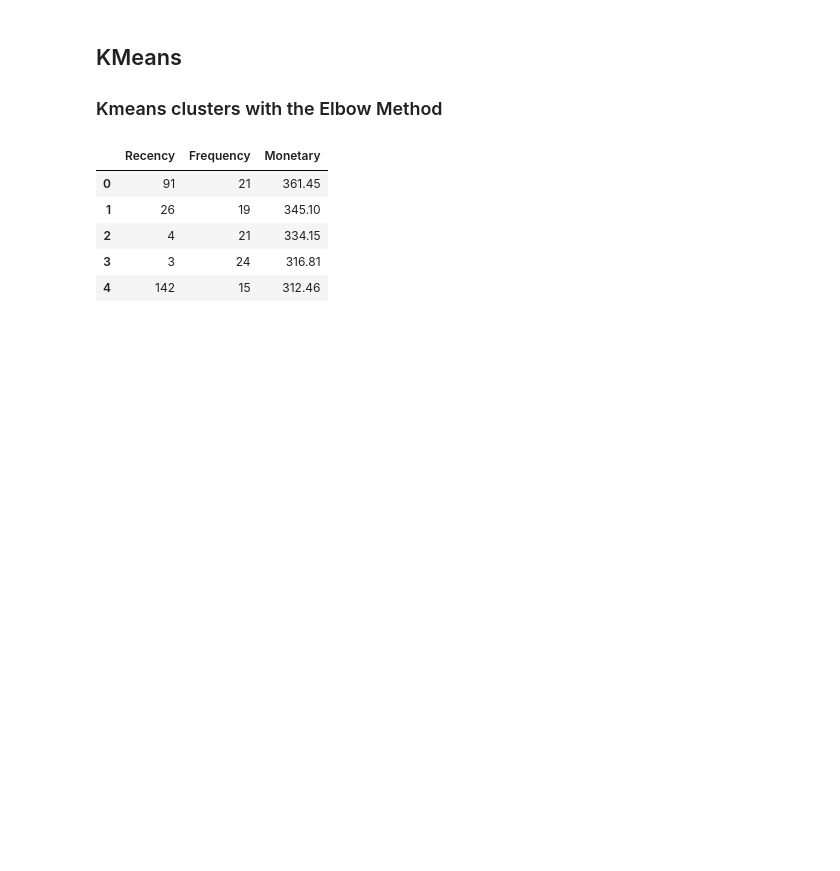
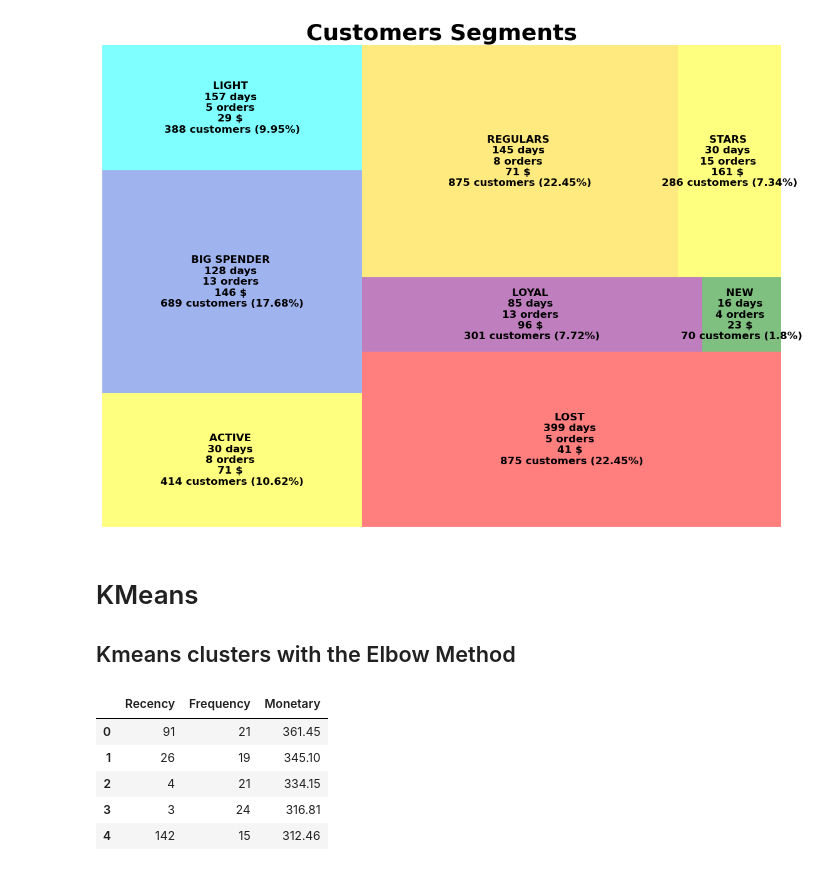
Before and after one commit to sophieanalytics/ML_graduation_projects, a Jupyter notebook: customer_segmentation.ipynb, the cells around one changed output. Saved outputs shown, nothing was run; the diff lists cells and outputs as text; code cells hidden in the pictures; blank space fills up the shorter version.

Commit message:
update EDA + customer segmentation files

```diff
--- a/customer_segmentation.ipynb
+++ b/customer_segmentation.ipynb
@@ -0,0 +45,4 @@
+# %%
+# Create a new column RFM_Level
+df_RFM['RFM_Level'] = df_RFM.apply(rfm_level, axis=1)
+df_RFM.head()
@@ -0,0 +69,14 @@
+# %%
+# Calculate average values for each RFM_Level, and return a size of each segment
+rfm_agg = df_RFM.groupby('RFM_Level').agg({
+    'Recency': 'median',
+    'Frequency': 'median',
+    'Monetary': ['median', 'count']}).round(0)
+
+rfm_agg.columns = rfm_agg.columns.droplevel()
+rfm_agg.columns = ['RecencyMean','FrequencyMean','MonetaryMean', 'Count']
+rfm_agg['Percent'] = round((rfm_agg['Count']/rfm_agg.Count.sum())*100, 2)
+
+# Reset the index
+rfm_agg = rfm_agg.reset_index()
+rfm_agg
@@ -0,0 +93,23 @@
+# %%
+#Create our plot and resize it.
+fig = plt.gcf()
+ax = fig.add_subplot()
+fig.set_size_inches(14, 10)
+
+colors_dict = {'ACTIVE':'yellow','BIG SPENDER':'royalblue', 'LIGHT':'cyan',
+               'LOST':'red', 'LOYAL':'purple', 'NEW':'green', 'STARS':'gold'}
+
+squarify.plot(sizes=rfm_agg['Count'],
+              text_kwargs={'fontsize':12,'weight':'bold', 'fontname':"sans serif"},
+              color=colors_dict.values(),
+              label=['{} \n{:.0f} days \n{:.0f} orders \n{:.0f} $ \n{:.0f} customers ({}%)'.format(*rfm_agg.iloc[i])
+                      for i in range(0, len(rfm_agg))], alpha=0.5 )
+
+
+plt.title("Customers Segments",fontsize=26,fontweight="bold")
+plt.axis('off')
+
+plt.savefig('RFM Segments.png')
+plt.show()
+# %% [output]
+[figure, added]
@@ -1,3 +122,3 @@
 # %% [markdown]
-## KMeans
-### Kmeans clusters with the Elbow Method
+# KMeans
+## Kmeans clusters with the Elbow Method
```
Also changed, not shown: parts of 27 cells of this notebook, 2 other files.
